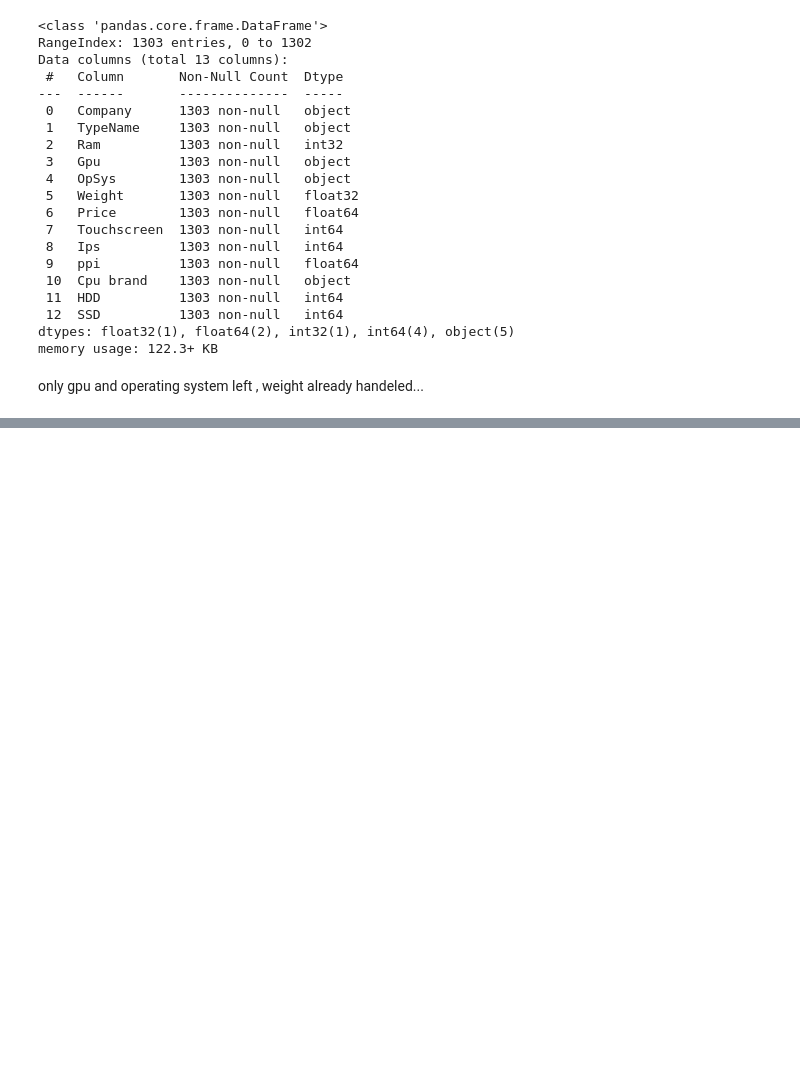
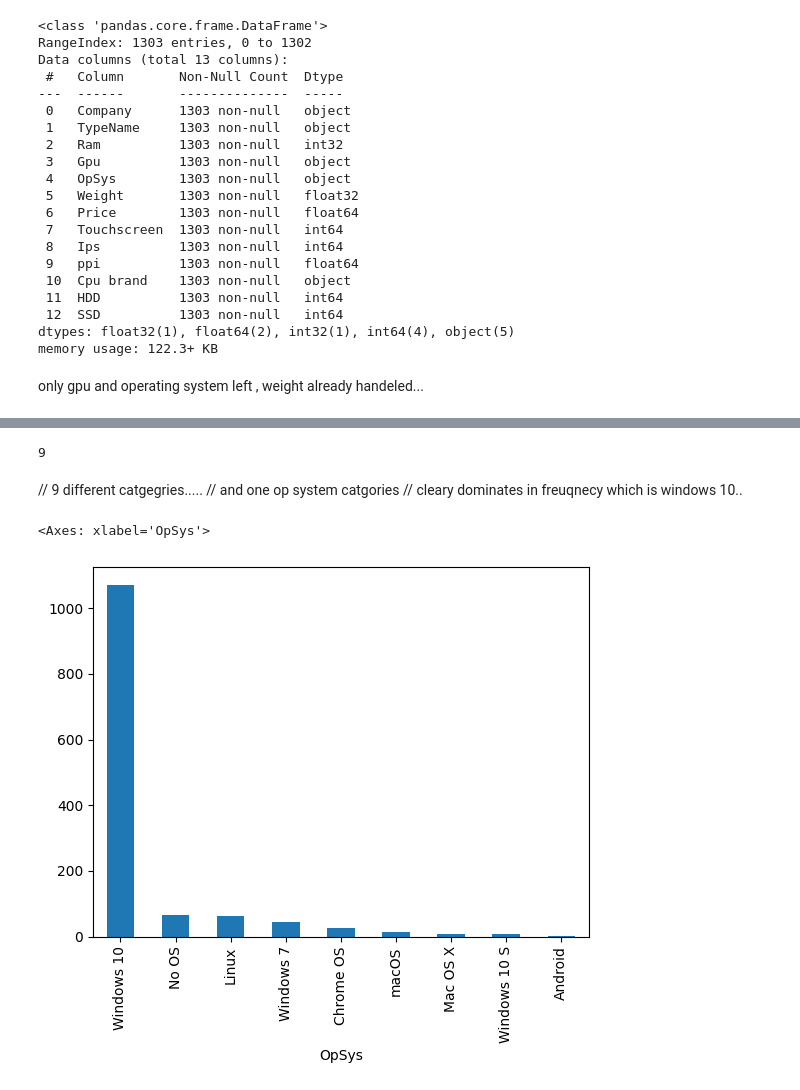
Before and after one commit to Arijit2772-dev/ucs503p-202526odd-bigdawgs, a Jupyter notebook: lpp.ipynb, the cells around one changed output, grey strips where cells are left out. Drawn from its saved outputs; the diff is of its cells as text; code cells hidden in the pictures; blank space fills up the shorter version.

```diff
--- a/lpp.ipynb
+++ b/lpp.ipynb
@@ -1415,0 +1543,2 @@ only gpu and operating system left , weight already handeled...
+# %%
+df.drop(columns= ['Gpu'], inplace=True)
@@ -1415,0 +1586,13 @@ only gpu and operating system left , weight already handeled...
+# %%
+df['OpSys'].value_counts().size
+# %% [output]
+9
+# %% [markdown]
+// 9 different catgegries.....
+// and one op system catgories
+// cleary dominates in freuqnecy which is windows 10..
+# %%
+df['OpSys'].value_counts().plot(kind= 'bar')
+# %% [output]
+<Axes: xlabel='OpSys'>
+[figure, added]
```
Also changed, not shown: parts of 50 cells of this notebook.
